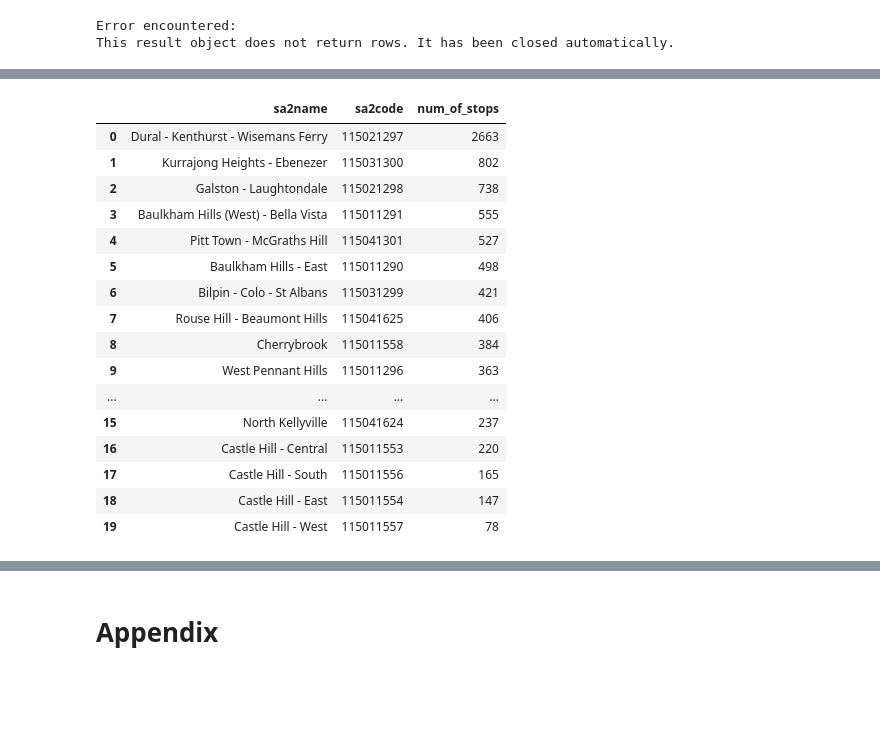
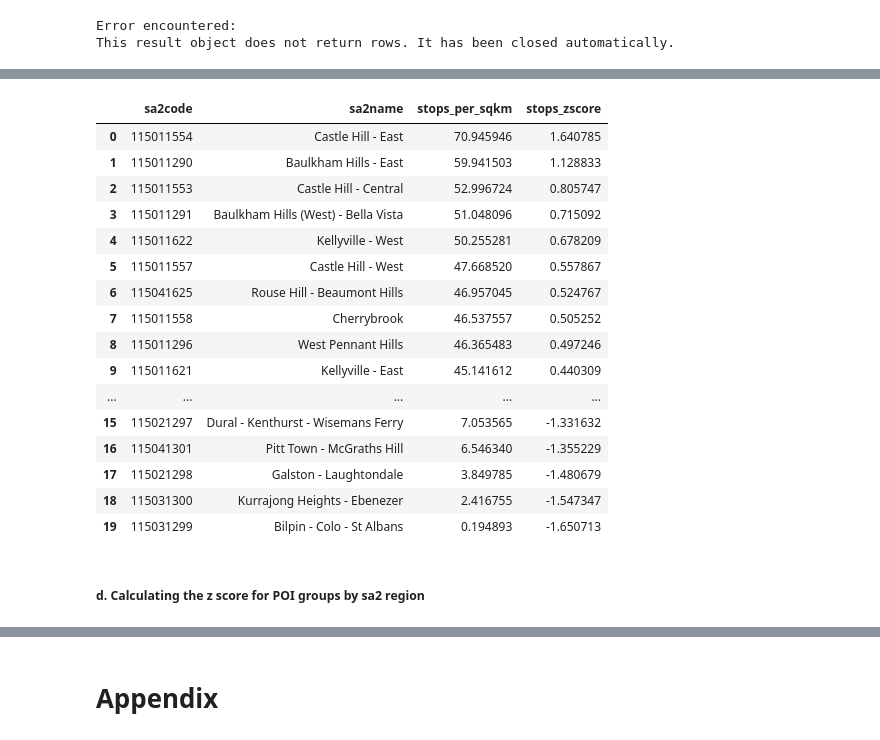
Before and after one commit to chloexnguyen/DATA2901_GreaterSydneyAssignment, a Jupyter notebook: DATA2901_workflow.ipynb, the cells around one changed output, grey strips where cells are left out. Saved outputs shown, nothing was run; the diff lists cells and outputs as text; code cells hidden in the pictures; blank space fills up the shorter version.

Commit message:
Update DATA2901_workflow.ipynb
Tasl 3 - figured out the queries to compute the z_score for schools, businesses, POI and catchments. Have used query to compute z-scores for the Hills District.

```diff
--- a/DATA2901_workflow.ipynb
+++ b/DATA2901_workflow.ipynb
@@ -689,41 +743,39 @@ Index(['stop_id', 'stop_name', 'parent_station', 'geom'], dtype='object')
 # %%
-conn.rollback()
-# Finding the number of public transport stops by sa2 region in the Hills District
-sql ="""WITH sa2_bboxes AS (
-    SELECT sa2code, sa2name,
-           ST_MakeEnvelope(
-               ST_XMin(ST_Extent(geom)), ST_YMin(ST_Extent(geom)),
-               ST_XMax(ST_Extent(geom)), ST_YMax(ST_Extent(geom)), 4283
-           ) AS bbox
-    FROM sa2_regions
-    WHERE sa4name = 'Sydney - Baulkham Hills and Hawkesbury'
-    GROUP BY sa2code, sa2name
+# The z-score for stops for each sa2 region in the Hills District
+## Extended the stops metric so that it is density-based (total number of stops/areasqkm).
+## A larger region naturally have more space for stops but this does not mean it is well-resourced.
+## A large region with a high stops count could still be low-resourced if the resources are spread out.
+sql ="""
+with HD_stops as(
+select hd.sa2code, hd.sa2name,
+       count(stop_id)/areasqkm as "stops_per_sqkm"
+from HillsDistrict hd
+join stops s on ST_Within(s.geom, hd.bbox)
+group by hd.sa2name, hd.sa2code, hd.areasqkm
 )
-select s.sa2name,
-       s.sa2code,
-       count(st.*) as "num_of_stops"
-from stops st
-join sa2_bboxes s on ST_Within(st.geom,s.bbox)
-group by s.sa2name, s.sa2code
-order by count(st.*) desc
-
+select hds.*,
+       (hds.stops_per_sqkm - avg(stops_per_sqkm) OVER())/stddev_samp(hds.stops_per_sqkm) OVER() as "stops_zscore"
+from HD_stops hds
+order by (hds.stops_per_sqkm - avg(stops_per_sqkm) OVER())/stddev_samp(hds.stops_per_sqkm) OVER() desc
 """
 query(conn,sql)
 # %% [output]
-|  | sa2name | sa2code | num_of_stops |
-| 0 | Dural - Kenthurst - Wisemans Ferry | 115021297 | 2663 |
-| 1 | Kurrajong Heights - Ebenezer | 115031300 | 802 |
-| 2 | Galston - Laughtondale | 115021298 | 738 |
-| 3 | Baulkham Hills (West) - Bella Vista | 115011291 | 555 |
-| 4 | Pitt Town - McGraths Hill | 115041301 | 527 |
-| 5 | Baulkham Hills - East | 115011290 | 498 |
-| 6 | Bilpin - Colo - St Albans | 115031299 | 421 |
-| 7 | Rouse Hill - Beaumont Hills | 115041625 | 406 |
-| 8 | Cherrybrook | 115011558 | 384 |
-| 9 | West Pennant Hills | 115011296 | 363 |
-| ... | ... | ... | ... |
-| 15 | North Kellyville | 115041624 | 237 |
-| 16 | Castle Hill - Central | 115011553 | 220 |
-| 17 | Castle Hill - South | 115011556 | 165 |
-| 18 | Castle Hill - East | 115011554 | 147 |
-| 19 | Castle Hill - West | 115011557 | 78 |
+|  | sa2code | sa2name | stops_per_sqkm | stops_zscore |
+| 0 | 115011554 | Castle Hill - East | 70.945946 | 1.640785 |
+| 1 | 115011290 | Baulkham Hills - East | 59.941503 | 1.128833 |
+| 2 | 115011553 | Castle Hill - Central | 52.996724 | 0.805747 |
+| 3 | 115011291 | Baulkham Hills (West) - Bella Vista | 51.048096 | 0.715092 |
+| 4 | 115011622 | Kellyville - West | 50.255281 | 0.678209 |
+| 5 | 115011557 | Castle Hill - West | 47.668520 | 0.557867 |
+| 6 | 115041625 | Rouse Hill - Beaumont Hills | 46.957045 | 0.524767 |
+| 7 | 115011558 | Cherrybrook | 46.537557 | 0.505252 |
+| 8 | 115011296 | West Pennant Hills | 46.365483 | 0.497246 |
+| 9 | 115011621 | Kellyville - East | 45.141612 | 0.440309 |
+| ... | ... | ... | ... | ... |
+| 15 | 115021297 | Dural - Kenthurst - Wisemans Ferry | 7.053565 | -1.331632 |
+| 16 | 115041301 | Pitt Town - McGraths Hill | 6.546340 | -1.355229 |
+| 17 | 115021298 | Galston - Laughtondale | 3.849785 | -1.480679 |
+| 18 | 115031300 | Kurrajong Heights - Ebenezer | 2.416755 | -1.547347 |
+| 19 | 115031299 | Bilpin - Colo - St Albans | 0.194893 | -1.650713 |
+# %% [markdown]
+##### d. Calculating the z score for POI groups by sa2 region
```
Also changed, not shown: parts of 36 cells of this notebook.
